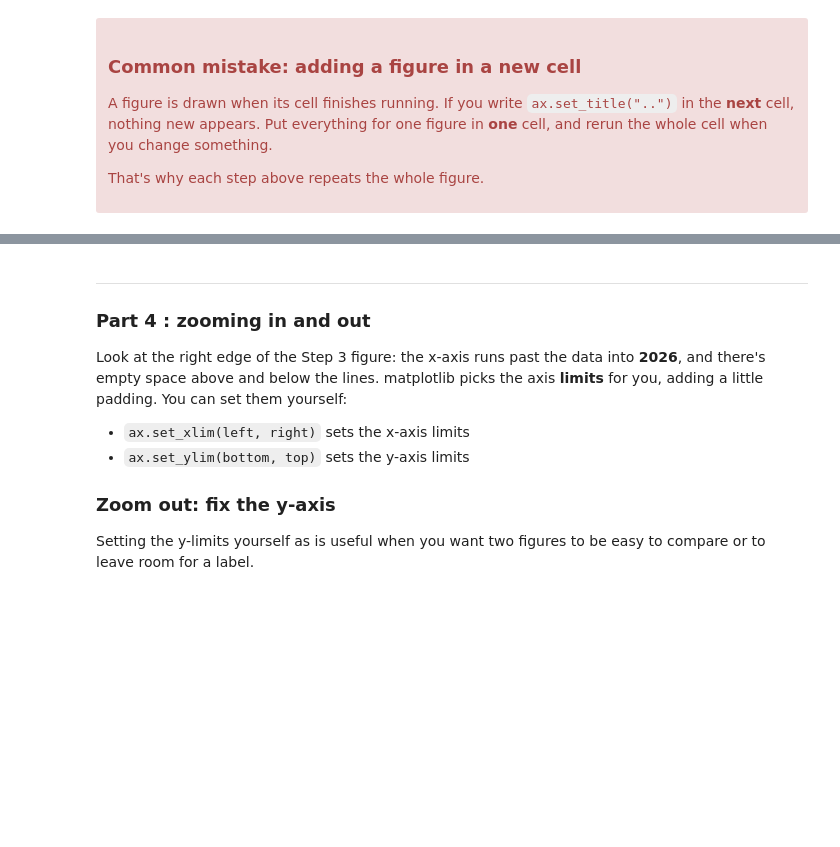
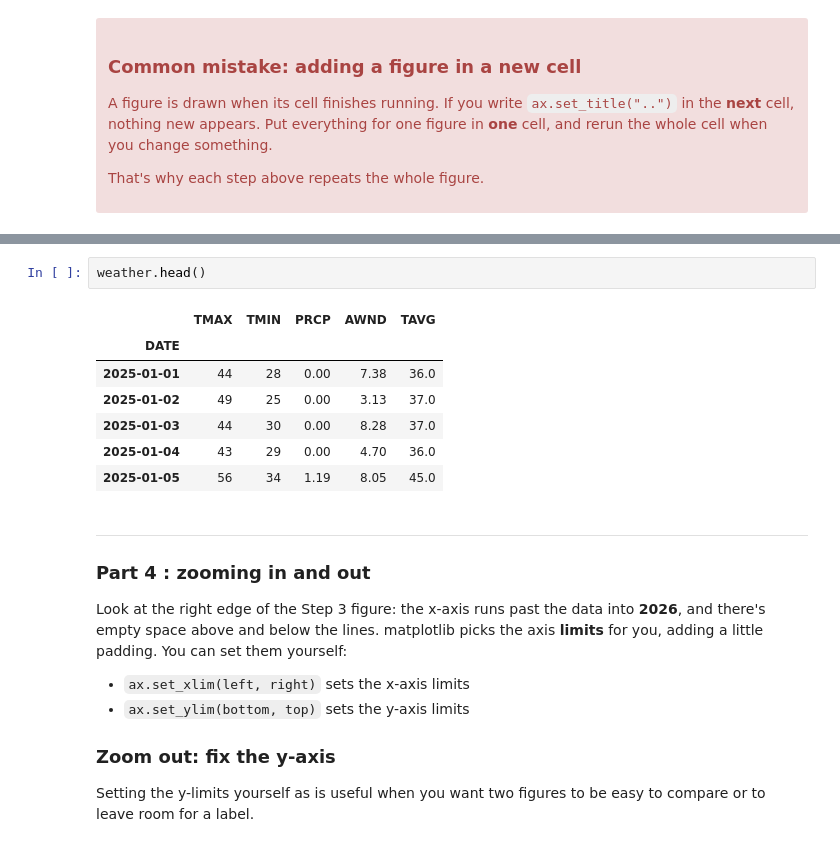
Before and after one commit to Python-in-Earth-Science/course-materials, a Jupyter notebook: week09/20_matplotlib_intro.ipynb, the cells around one changed output, grey strips where cells are left out. Drawn from its saved outputs; the diff is of its cells as text; blank space fills up the shorter version.

```diff
--- a/week09/20_matplotlib_intro.ipynb
+++ b/week09/20_matplotlib_intro.ipynb
@@ -210,3 +255,13 @@ That's why each step above repeats the whole figure.
+# %%
+weather.head()
+# %% [output]
+|  | TMAX | TMIN | PRCP | AWND | TAVG |
+| DATE |  |  |  |  |  |
+| 2025-01-01 | 44 | 28 | 0.00 | 7.38 | 36.0 |
+| 2025-01-02 | 49 | 25 | 0.00 | 3.13 | 37.0 |
+| 2025-01-03 | 44 | 30 | 0.00 | 8.28 | 37.0 |
+| 2025-01-04 | 43 | 29 | 0.00 | 4.70 | 36.0 |
+| 2025-01-05 | 56 | 34 | 1.19 | 8.05 | 45.0 |
 # %% [markdown]
 ---
 ### Part 4 : zooming in and out
```
Also changed, not shown: parts of 16 cells of this notebook, 3 other files.
